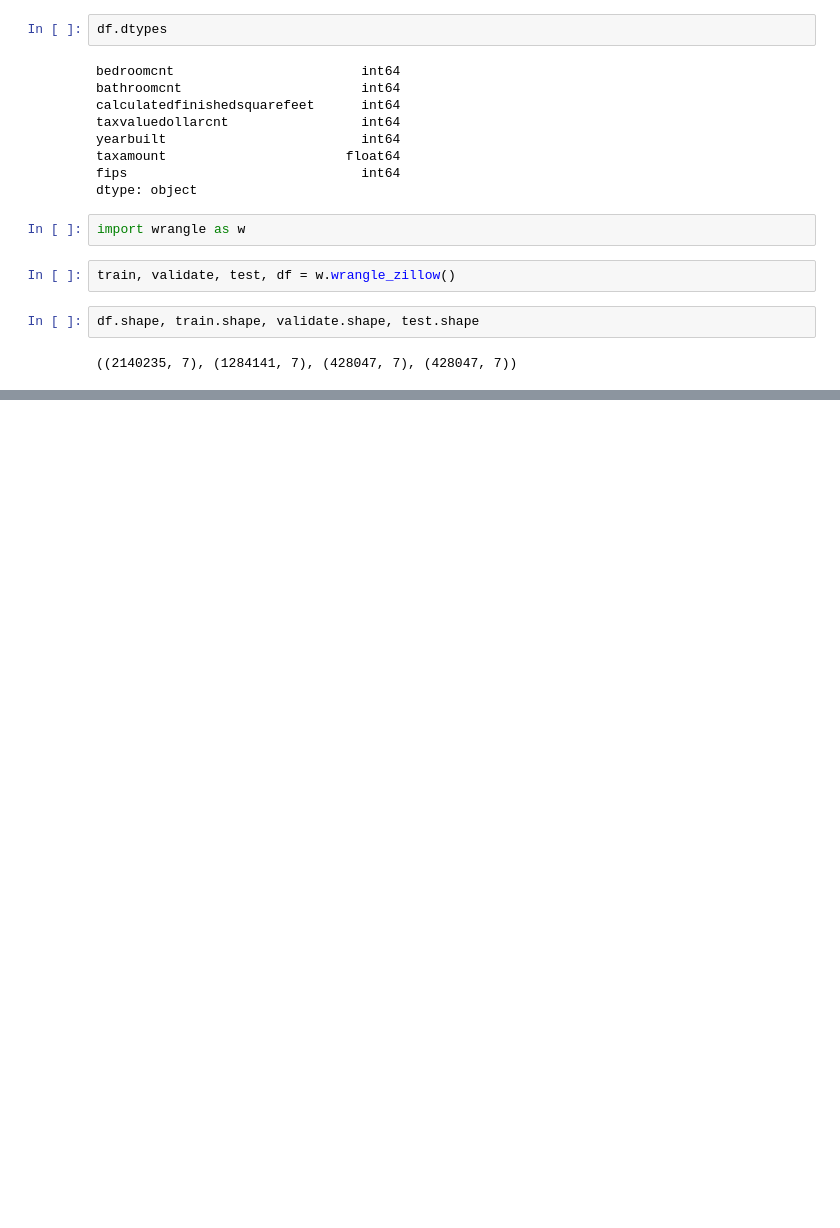
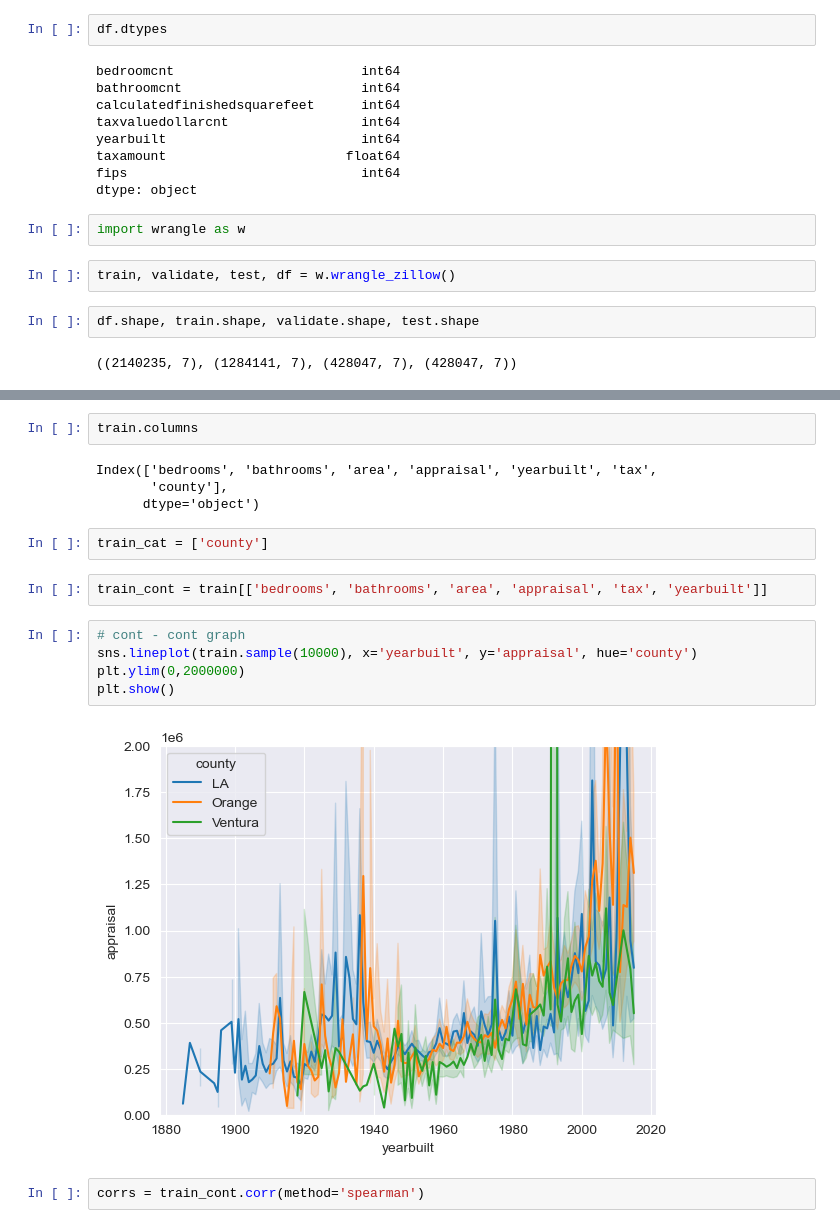
Before and after one commit to christopher-baez/regression-exercises, a Jupyter notebook: wrangle.ipynb, the cells around one changed output, grey strips where cells are left out. Saved outputs shown, nothing was run; the diff lists cells and outputs as text; blank space fills up the shorter version.

```diff
--- a/wrangle.ipynb
+++ b/wrangle.ipynb
@@ -101,0 +135,19 @@ df.shape, train.shape, validate.shape, test.shape
+# %%
+train.columns
+# %% [output]
+Index(['bedrooms', 'bathrooms', 'area', 'appraisal', 'yearbuilt', 'tax',
+       'county'],
+      dtype='object')
+# %%
+train_cat = ['county']
+# %%
+train_cont = train[['bedrooms', 'bathrooms', 'area', 'appraisal', 'tax', 'yearbuilt']]
+# %%
+# cont - cont graph
+sns.lineplot(train.sample(10000), x='yearbuilt', y='appraisal', hue='county')
+plt.ylim(0,2000000)
+plt.show()
+# %% [output]
+[figure, added]
+# %%
+corrs = train_cont.corr(method='spearman')
```
Also changed, not shown: parts of 11 cells of this notebook.
